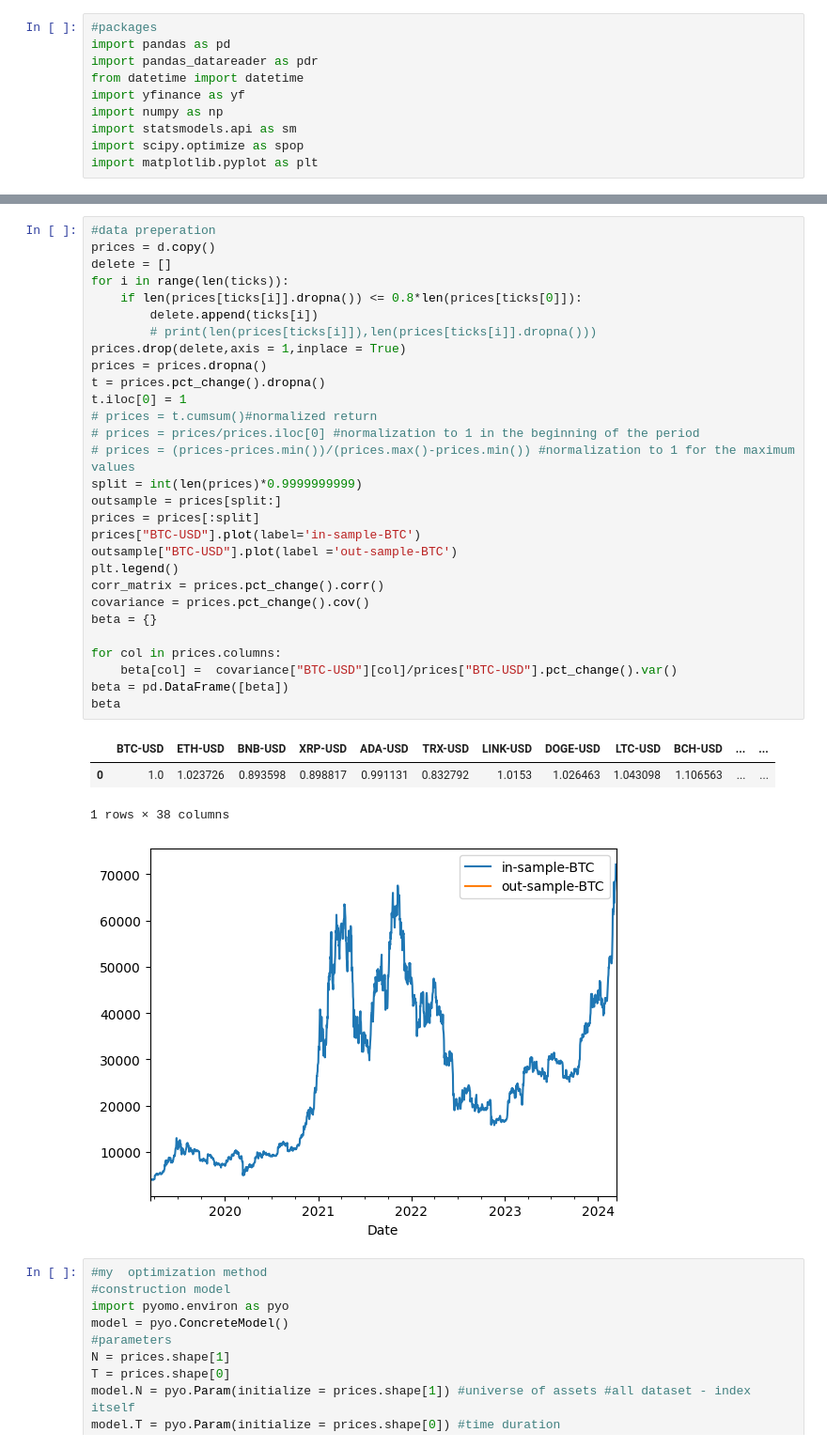
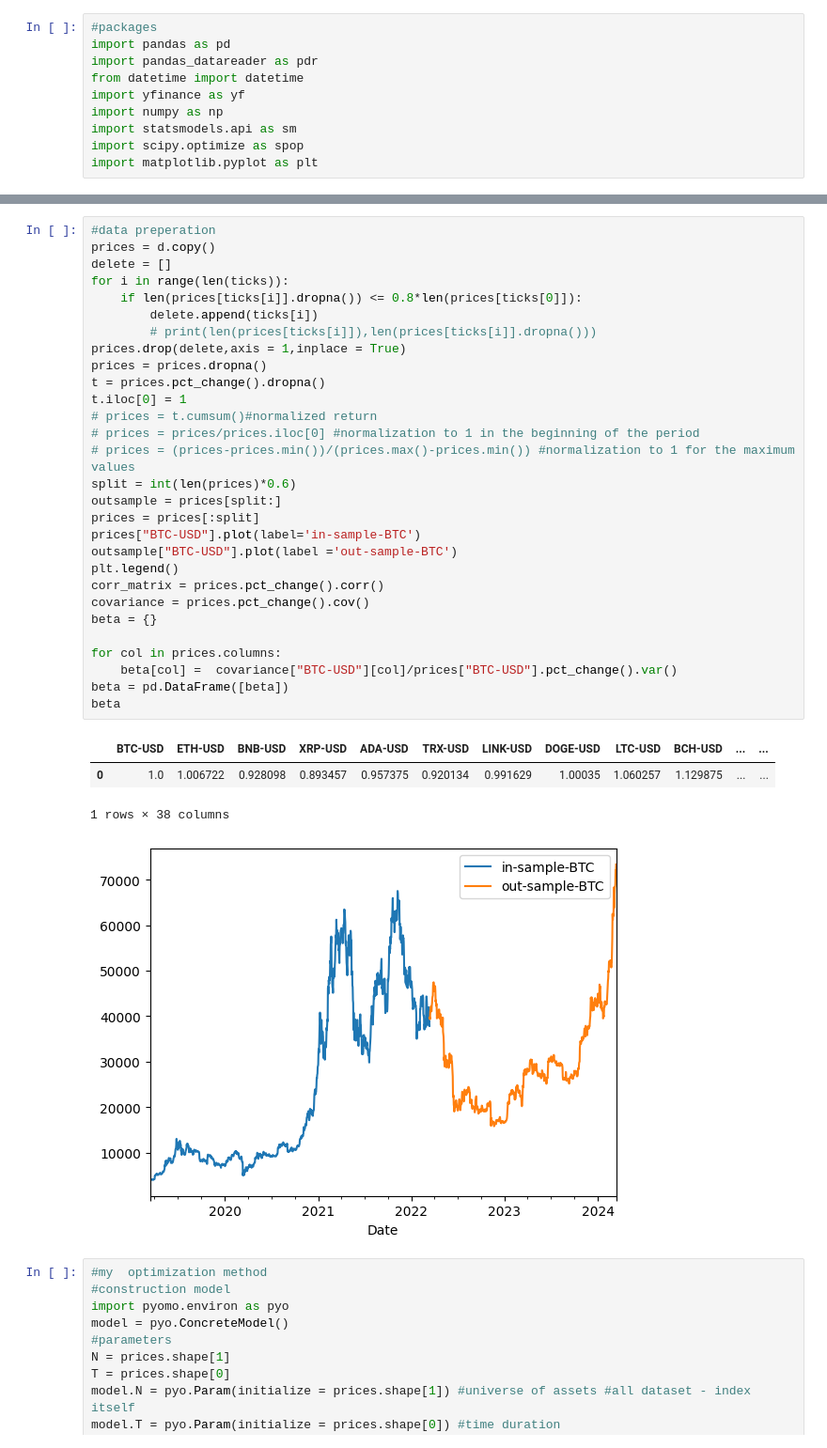
Before and after one commit to DanialRamezani/New-cointegration-model-for-pairs-trading, a Jupyter notebook: advances-pairstrading.ipynb, the cells around one changed output, grey strips where cells are left out. Shown: that part at 94% size. Cells and saved outputs as stored; diff of their text form.

```diff
--- a/advances-pairstrading.ipynb
+++ b/advances-pairstrading.ipynb
@@ -60,36 +60,36 @@ d
 #data preperation
 prices = d.copy()
 delete = []
 for i in range(len(ticks)):
     if len(prices[ticks[i]].dropna()) <= 0.8*len(prices[ticks[0]]):
         delete.append(ticks[i])
         # print(len(prices[ticks[i]]),len(prices[ticks[i]].dropna()))
 prices.drop(delete,axis = 1,inplace = True)
 prices = prices.dropna()
 t = prices.pct_change().dropna()
 t.iloc[0] = 1
 # prices = t.cumsum()#normalized return
 # prices = prices/prices.iloc[0] #normalization to 1 in the beginning of the period
 # prices = (prices-prices.min())/(prices.max()-prices.min()) #normalization to 1 for the maximum values
-split = int(len(prices)*0.9999999999)
+split = int(len(prices)*0.6)
 outsample = prices[split:]
 prices = prices[:split]
 prices["BTC-USD"].plot(label='in-sample-BTC')
 outsample["BTC-USD"].plot(label ='out-sample-BTC')
 plt.legend()
 corr_matrix = prices.pct_change().corr()
 covariance = prices.pct_change().cov()
 beta = {}
 
 for col in prices.columns:
     beta[col] =  covariance["BTC-USD"][col]/prices["BTC-USD"].pct_change().var()
 beta = pd.DataFrame([beta])
 beta
 # %% [output]
 |  | BTC-USD | ETH-USD | BNB-USD | XRP-USD | ADA-USD | TRX-USD | LINK-USD | DOGE-USD | LTC-USD | BCH-USD | ... | ... |
-| 0 | 1.0 | 1.023726 | 0.893598 | 0.898817 | 0.991131 | 0.832792 | 1.0153 | 1.026463 | 1.043098 | 1.106563 | ... | ... |
+| 0 | 1.0 | 1.006722 | 0.928098 | 0.893457 | 0.957375 | 0.920134 | 0.991629 | 1.00035 | 1.060257 | 1.129875 | ... | ... |
 1 rows × 38 columns
-[figure, old version]
+[figure, new version]
 # %%
 #my  optimization method
 #construction model
```
Also changed, not shown: parts of 8 cells of this notebook.
